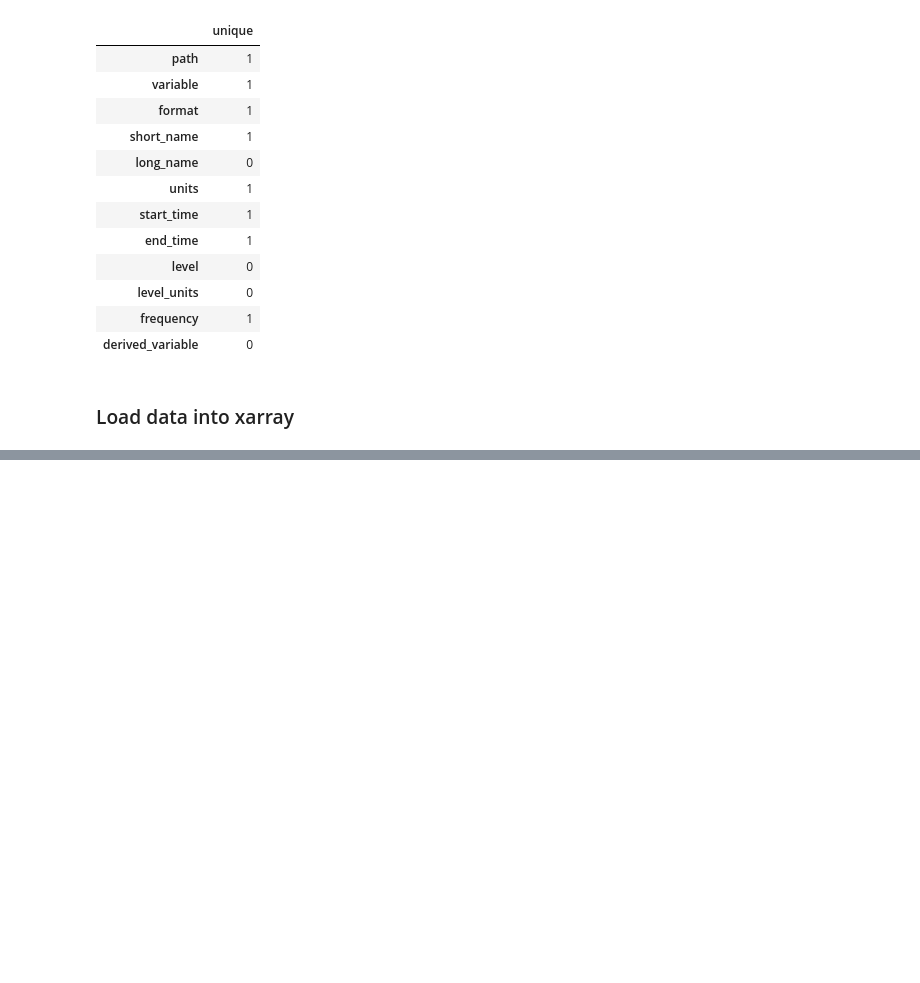
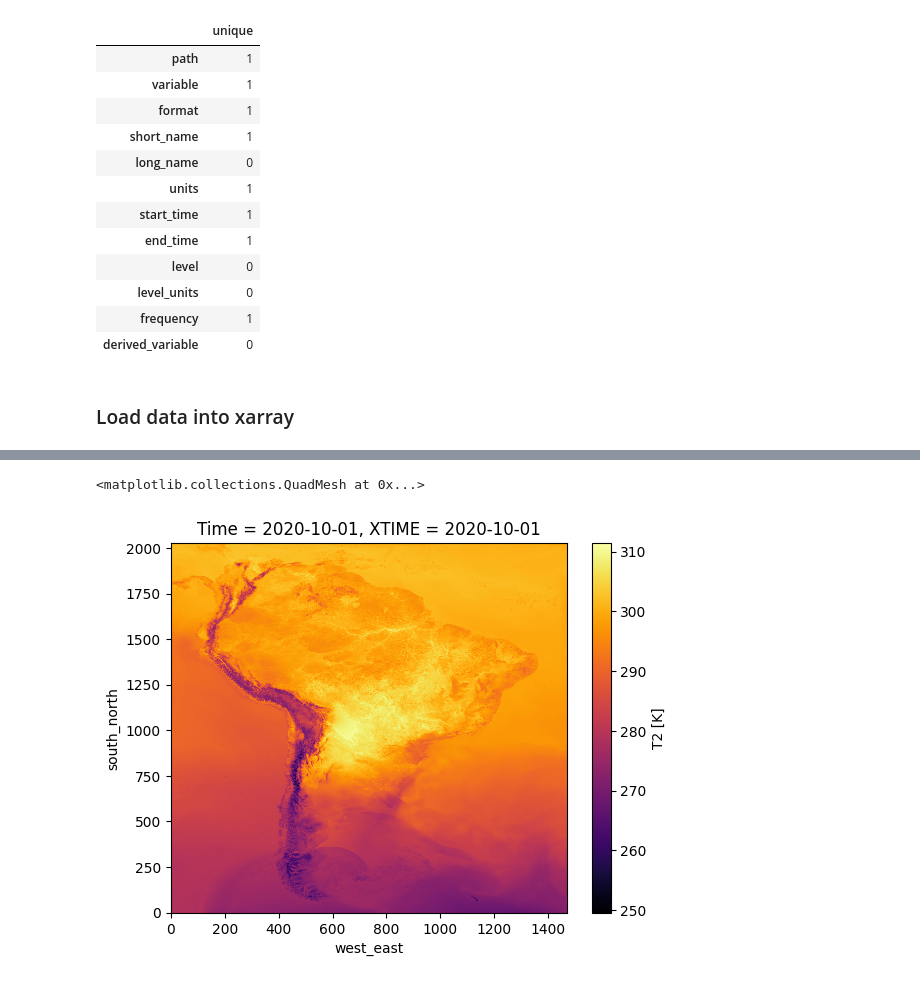
Before and after one commit to turetske/osdf_examples, a Jupyter notebook: notebooks/saag.ipynb, the cells around one changed output, grey strips where cells are left out. Drawn from its saved outputs; the diff is of its cells as text; code cells hidden in the pictures; blank space fills up the shorter version.

```diff
--- a/notebooks/saag.ipynb
+++ b/notebooks/saag.ipynb
@@ -200,6 +198,7 @@ units :
 K
 # %%
 %%time
-desired_time = "2021-01-01T00"
-ds.sel(Time=desired_date,method='nearest').plot(cmap='inferno')
+desired_date = "2020-10-01"
+ds_subset = ds.sel(Time=desired_date,method='nearest')
+ds_subset
 # %% [output]
@@ -209,0 +258,4 @@ Wall time: 459 ms
+# %%
+%%time
+ds_subset.plot(cmap='inferno')
+# %% [output]
@@ -210,2 +264,4 @@ Wall time: 459 ms
+<matplotlib.collections.QuadMesh at 0x...>
+[figure, added]
 # %%
 cluster.close()
```
Also changed, not shown: parts of 13 cells of this notebook.
